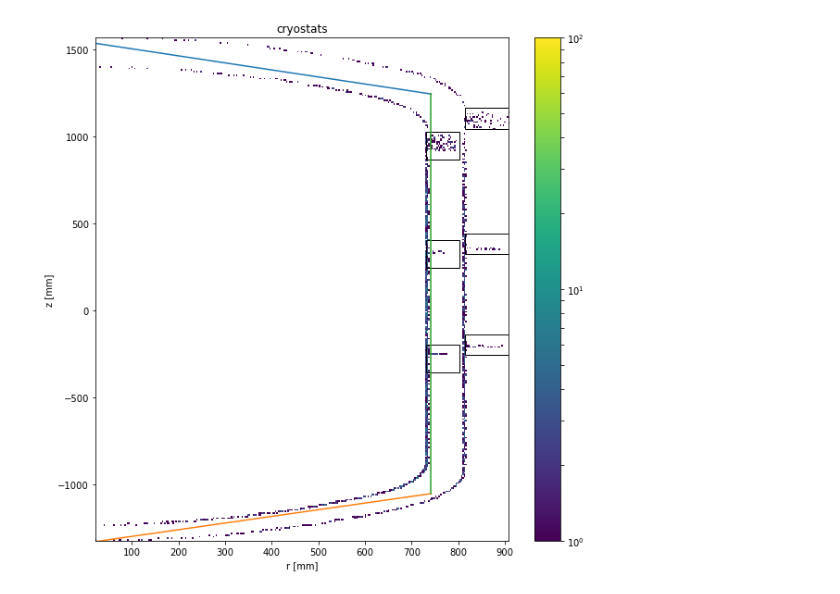
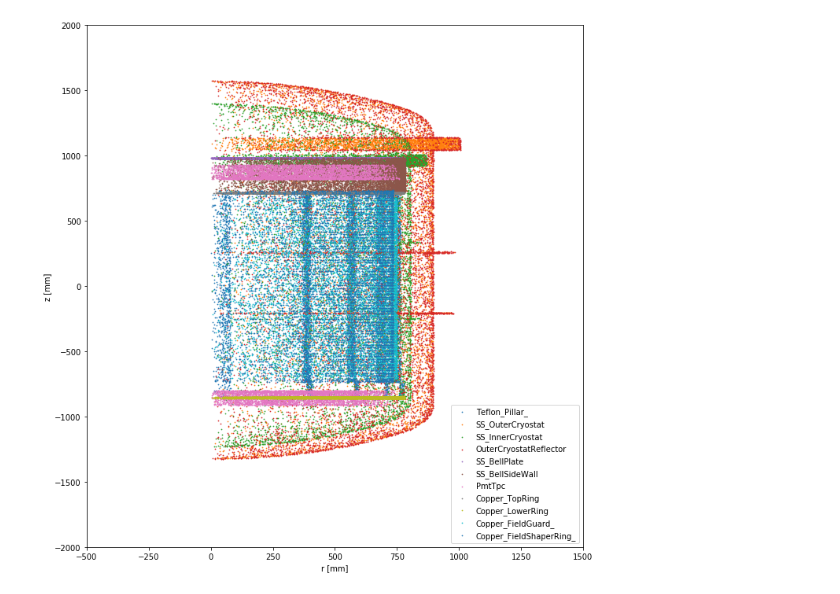
Before and after one commit to ariannarocchetti/MonteCarlo_ER, a Jupyter notebook: geometry_checks.ipynb, the cells around one changed output. Cells and saved outputs as stored; diff of their text form; code cells hidden in the pictures.

```diff
--- a/geometry_checks.ipynb
+++ b/geometry_checks.ipynb
@@ -56,0 +84,25 @@ See the caveats in the documentation: http://pandas.pydata.org/pandas-docs/stabl
+# %%
+plt.figure(figsize=(5,5))
+
+def print_volume(data):
+    plt.hist2d(data.R, data.Z, bins = (300,300), range = ((0, 1000), (-1500, 1500)),
+    norm = LogNorm())
+    plt.ylabel('z [mm]')
+    plt.xlabel('r [mm]')
+    plt.title(material)
+    plt.tight_layout()
+    plt.show()
+
+
+def scatter(data):
+    plt.scatter(data.R, data.Z, marker = '.', s=2,label=material )
+    c=1
+    plt.xlim(-500,1500)
+    plt.ylim(-2000, 2000)
+    plt.ylabel('z [mm]')
+    plt.xlabel('r [mm]')
+    plt.tight_layout()
+    plt.legend()
+    #plt.show()
+
+scatter(data)
@@ -57,10 +111,29 @@ See the caveats in the documentation: http://pandas.pydata.org/pandas-docs/stabl
+# %%
+plt.figure(figsize=(10,10))
+for material in materials:
+    rootfile = '/userdata/arocchetti/XENONnT_2019-10-16/'+ material + '/geantinos/output_'+ material+'_geantinos_1.root'
+    data = get_xyz(rootfile)
+    scatter(data)
+    #plt.show()
+# %% [output]
+[figure, added]
 # %%
+
+
+
+
+
 from matplotlib import colors
 from matplotlib.colors import LogNorm
 plt.figure(figsize=(10,10))
 import matplotlib.patches as patches
+from matplotlib.patches import Rectangle
 
-plt.hist2d(data.rp_pri, data.z, bins = (300,300), #range = ((0, 100000), (0, 4000000)),
+m1 = -0.40431
+m2 = 0.38274
+data['q1'] = data.Z - m1* data.R
+data['q2'] = data.Z - m2* data.R
+plt.hist2d(data.R, data.Z, bins = (300,300), range = ((0, 1000), (-1500, 1500)),
            norm = LogNorm()
           )
 
@@ -95,8 +168,6 @@ plt.plot([742,742],[500+offset,-1796+offset])
 
 
 plt.show()
-# %% [output]
-[figure, removed]
 # %%
 print(800+offset)
 df_in = pd.DataFrame()
```
Also changed, not shown: parts of 15 cells of this notebook.
